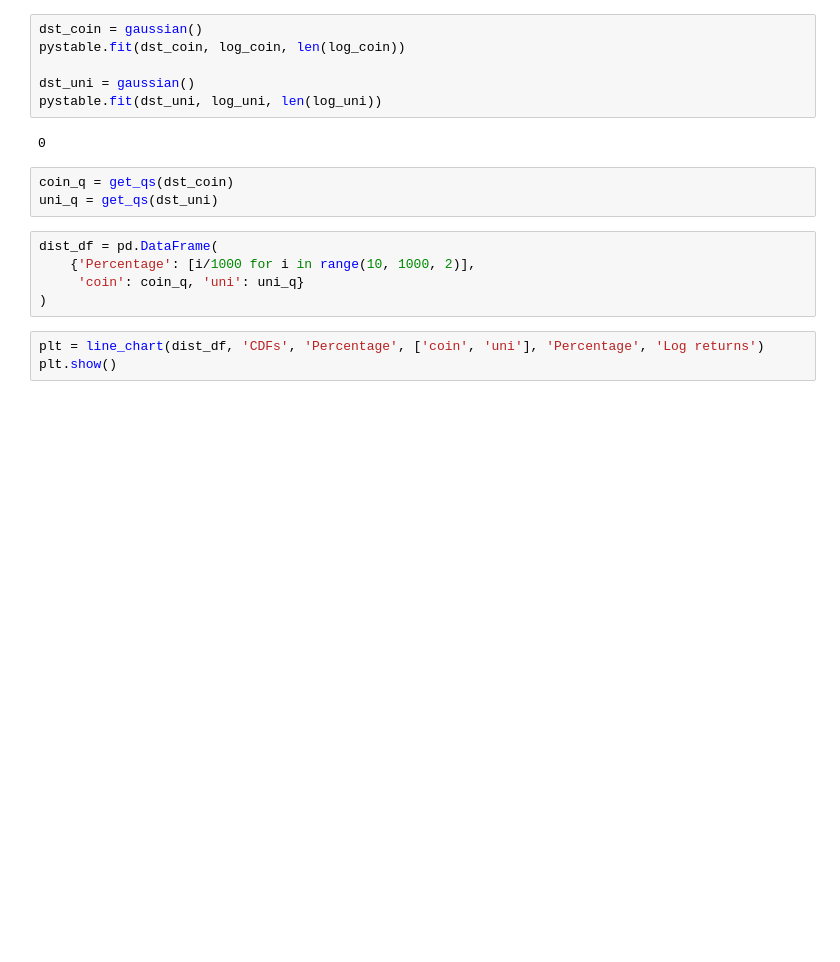
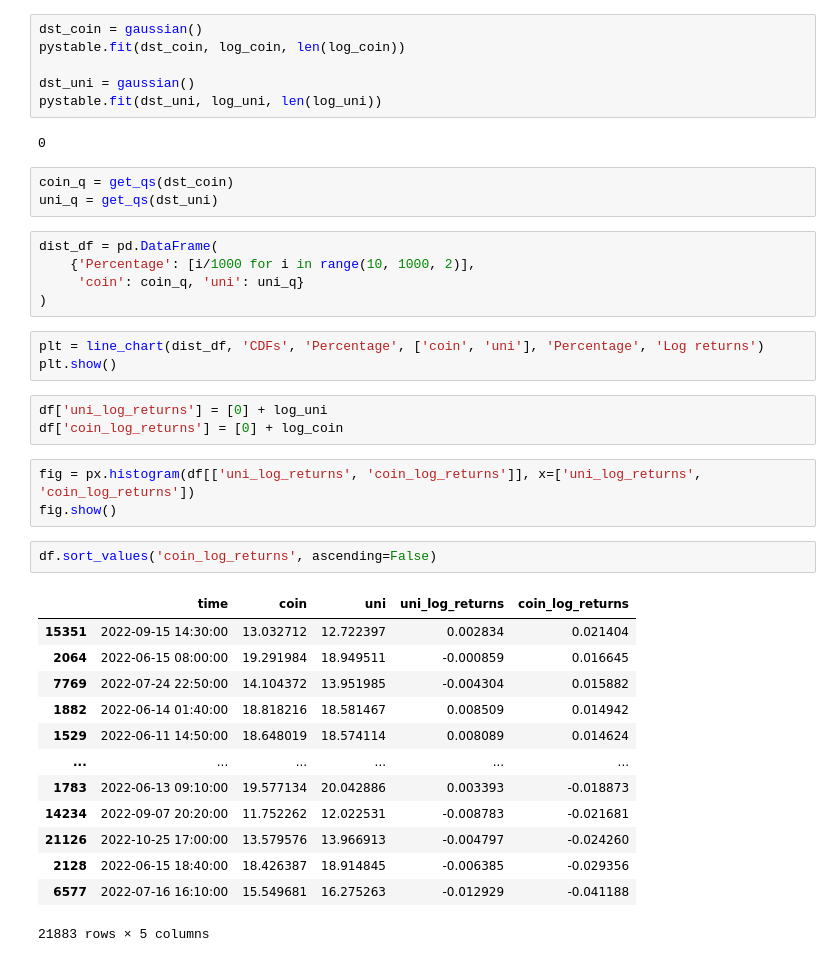
Before and after one commit to overlay-market/overlay-risk, a Jupyter notebook: scripts/noise_addition_exploration.ipynb, the cells around one changed output. Cells and saved outputs as stored; diff of their text form; blank space fills up the shorter version.

```diff
--- a/scripts/noise_addition_exploration.ipynb
+++ b/scripts/noise_addition_exploration.ipynb
@@ -161,3 +165,25 @@ dist_df = pd.DataFrame(
 # %%
 plt = line_chart(dist_df, 'CDFs', 'Percentage', ['coin', 'uni'], 'Percentage', 'Log returns')
 plt.show()
+# %%
+df['uni_log_returns'] = [0] + log_uni
+df['coin_log_returns'] = [0] + log_coin
+# %%
+fig = px.histogram(df[['uni_log_returns', 'coin_log_returns']], x=['uni_log_returns', 'coin_log_returns'])
+fig.show()
+# %%
+df.sort_values('coin_log_returns', ascending=False)
+# %% [output]
+|  | time | coin | uni | uni_log_returns | coin_log_returns |
+| 15351 | 2022-09-15 14:30:00 | 13.032712 | 12.722397 | 0.002834 | 0.021404 |
+| 2064 | 2022-06-15 08:00:00 | 19.291984 | 18.949511 | -0.000859 | 0.016645 |
+| 7769 | 2022-07-24 22:50:00 | 14.104372 | 13.951985 | -0.004304 | 0.015882 |
+| 1882 | 2022-06-14 01:40:00 | 18.818216 | 18.581467 | 0.008509 | 0.014942 |
+| 1529 | 2022-06-11 14:50:00 | 18.648019 | 18.574114 | 0.008089 | 0.014624 |
+| ... | ... | ... | ... | ... | ... |
+| 1783 | 2022-06-13 09:10:00 | 19.577134 | 20.042886 | 0.003393 | -0.018873 |
+| 14234 | 2022-09-07 20:20:00 | 11.752262 | 12.022531 | -0.008783 | -0.021681 |
+| 21126 | 2022-10-25 17:00:00 | 13.579576 | 13.966913 | -0.004797 | -0.024260 |
+| 2128 | 2022-06-15 18:40:00 | 18.426387 | 18.914845 | -0.006385 | -0.029356 |
+| 6577 | 2022-07-16 16:10:00 | 15.549681 | 16.275263 | -0.012929 | -0.041188 |
+21883 rows × 5 columns
```
Also changed, not shown: parts of 1 cell of this notebook.
